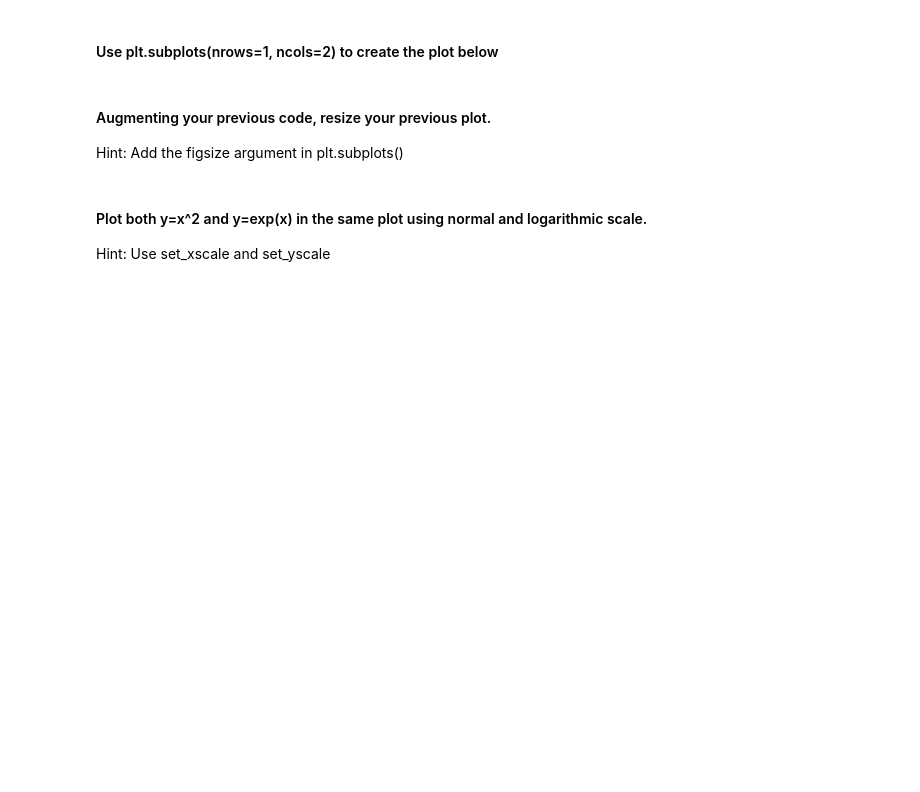
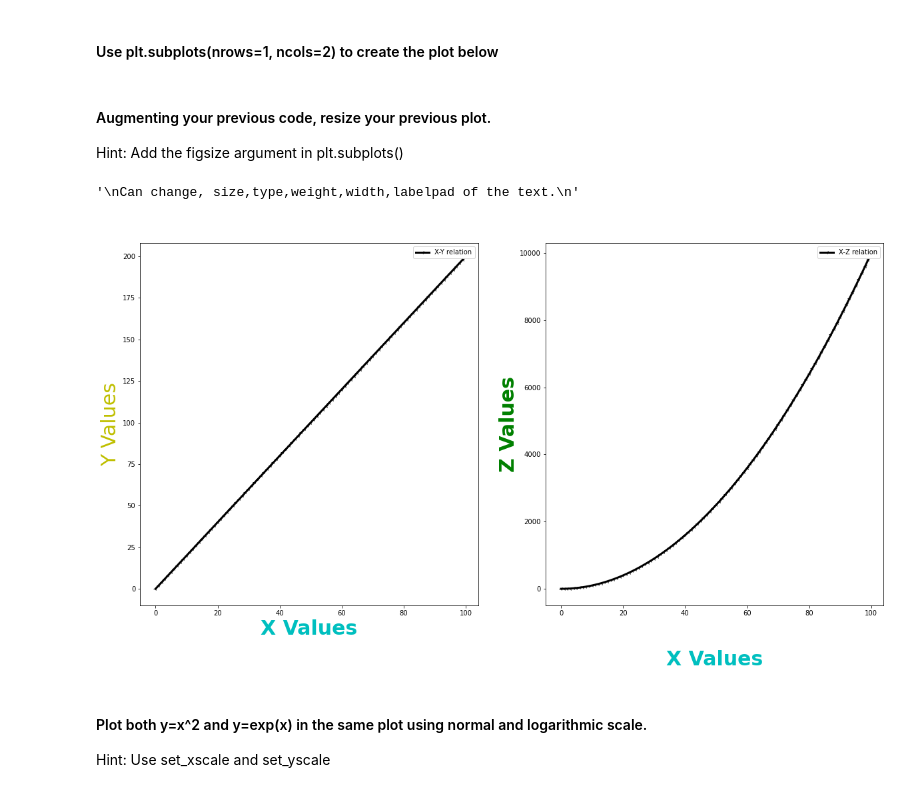
Before and after one commit to paoloironhack/data_analytics062020, a Jupyter notebook: labs/module_2/21_Matplotlib-Seaborn/main.ipynb, the cells around one changed output. Drawn from its saved outputs; the diff is of its cells as text; code cells hidden in the pictures; blank space fills up the shorter version.

Commit message:
matplotlib gorkem

```diff
--- a/labs/module_2/21_Matplotlib-Seaborn/main.ipynb
+++ b/labs/module_2/21_Matplotlib-Seaborn/main.ipynb
@@ -65,3 +115,46 @@ y_rot = 0 # ylabel rotation
+# %%
+# ENHANCED VERSION to see more matplotlib features
+from matplotlib.font_manager import FontProperties
+font = FontProperties()
+font.set_family("serif")
+font.set_name("Times New Roman")
+font.set_style("italic")
+
+# Variables
+fs = 30 # fontsize               #size || fontsize
+fw = 700 # fontweight            #fontweight || weight
+lw = 3 # lineweight              #linewidth ||
+y_rot = 0 # ylabel rotation      #... couldn't find this...
+
+
+# Create a figure of a fixed size and axes
+fig_2, axes = plt.subplots(1,2,figsize=(20,10))
+
+
+# First plot adding a title and x and y labels
+
+axes[0].plot(x,y,label="X-Y relation",color="k",linewidth=lw,marker="3")
+axes[0].set_title("X-Y Figure",fontweight=800,size=fs,color="w")
+axes[0].set_xlabel("X Values",weight="bold",size=fs,color="c")
+axes[0].set_ylabel("Y Values",size=fs,color="y")
+axes[0].legend()
+
+# Second plot adding a title and x and y labels
+
+axes[1].plot(x,z,label="X-Z relation",color="k",linewidth=lw,marker="3")
+axes[1].set_title("X-Z Figure",size=fs,fontweight=800,color="w",fontproperties=font)
+axes[1].set_xlabel("X Values",fontsize=fs,color="c",fontweight=fw,labelpad=50)
+axes[1].set_ylabel("Z Values",size=fs,color="g",weight="bold",labelpad=2)
+axes[1].legend()
+
+# Show the plot
+
+'''
+Can change, size,type,weight,width,labelpad of the text.
+'''
+# %% [output]
+'\nCan change, size,type,weight,width,labelpad of the text.\n'
+[figure, added]
 # %% [markdown]
 #### Plot both y=x^2 and y=exp(x) in the same plot using normal and logarithmic scale.
 Hint: Use set_xscale and set_yscale
```
Also changed, not shown: parts of 15 cells of this notebook.
